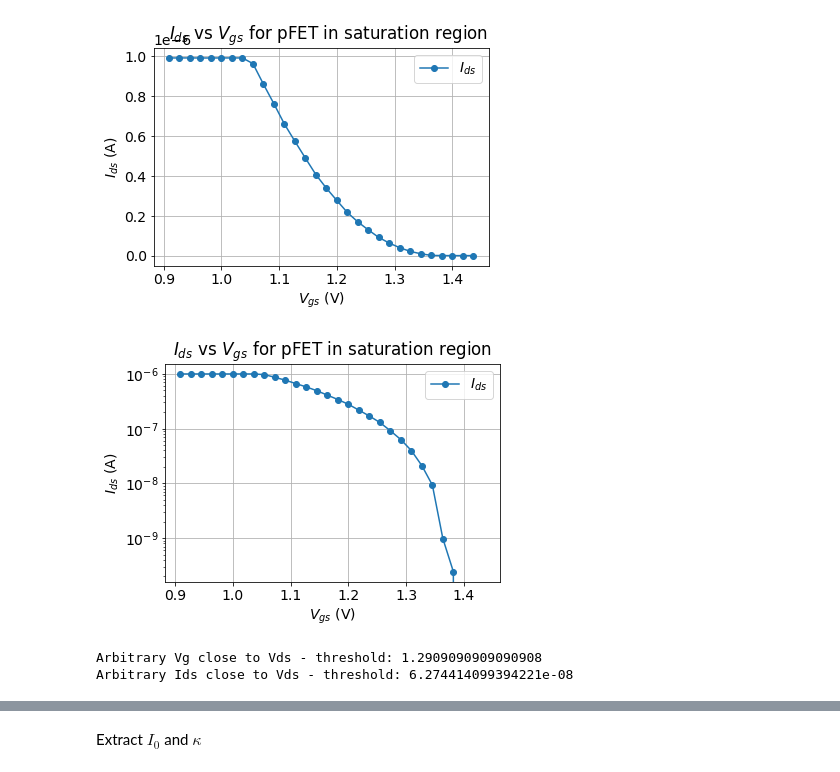
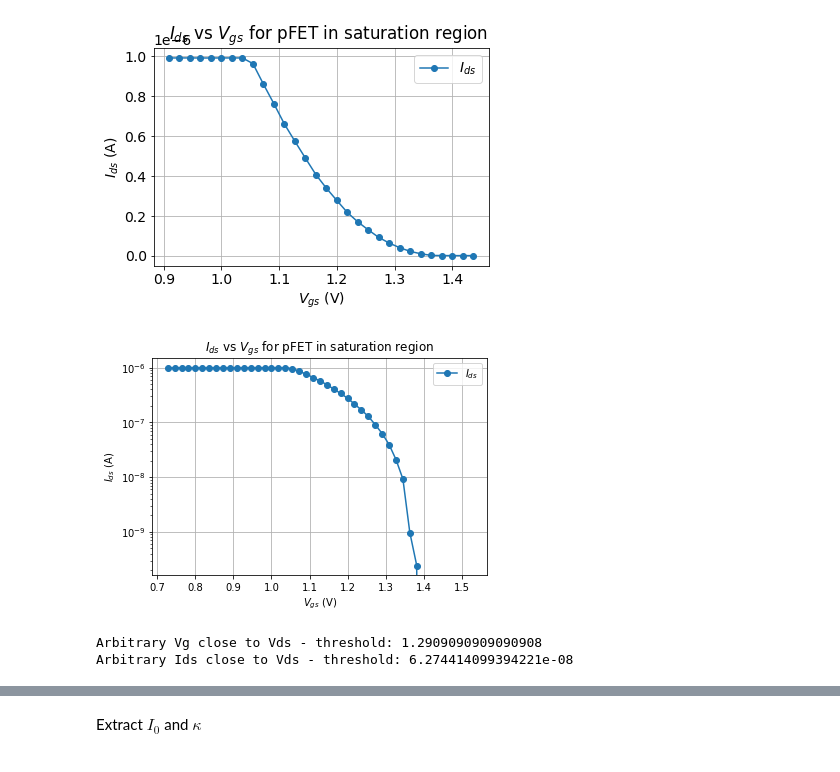
Before and after one commit to janhohenheim/neuromorphic-engineering-one, a Jupyter notebook: neuromorphic_engineering_one/session3_subthreshold_behavior_of_transistors/2021_Lab3_SubThr_4.5_Jan_Hohenheim.ipynb, the cells around one changed output, grey strips where cells are left out. Cells and saved outputs as stored; diff of their text form; code cells hidden in the pictures.

```diff
--- a/neuromorphic_engineering_one/session3_subthreshold_behavior_of_transistors/2021_Lab3_SubThr_4.5_Jan_Hohenheim.ipynb
+++ b/neuromorphic_engineering_one/session3_subthreshold_behavior_of_transistors/2021_Lab3_SubThr_4.5_Jan_Hohenheim.ipynb
@@ -453,17 +453,17 @@ np.savetxt("3_2.csv", [Vgs, Ids], delimiter=",")
 [Vgs, Ids] = np.loadtxt("3_2.csv", delimiter=",")
 # %%
 # plot in logarithmic scale
-plt.semilogy(Vgs[50:80], Ids[50:80], "o-", label="$I_{ds}$")
+plt.semilogy(Vgs[40:85], Ids[40:85], "o-", label="$I_{ds}$")
 plt.title("$I_{ds}$ vs $V_{gs}$ for pFET in saturation region")
 plt.xlabel("$V_{gs}$ (V)")
 plt.ylabel("$I_{ds}$ (A)")
 plt.grid()
 plt.legend()
 plt.show()
 
 print(f"Arbitrary Vg close to Vds - threshold: {Vgs[71]}")
 print(f"Arbitrary Ids close to Vds - threshold: {Ids[71]}")
 # %% [output]
-[figure, old version]
+[figure, new version]
 Arbitrary Vg close to Vds - threshold: 1.2909090909090908
 Arbitrary Ids close to Vds - threshold: 6.274414099394221e-08
```
Also changed, not shown: parts of 13 cells of this notebook.
